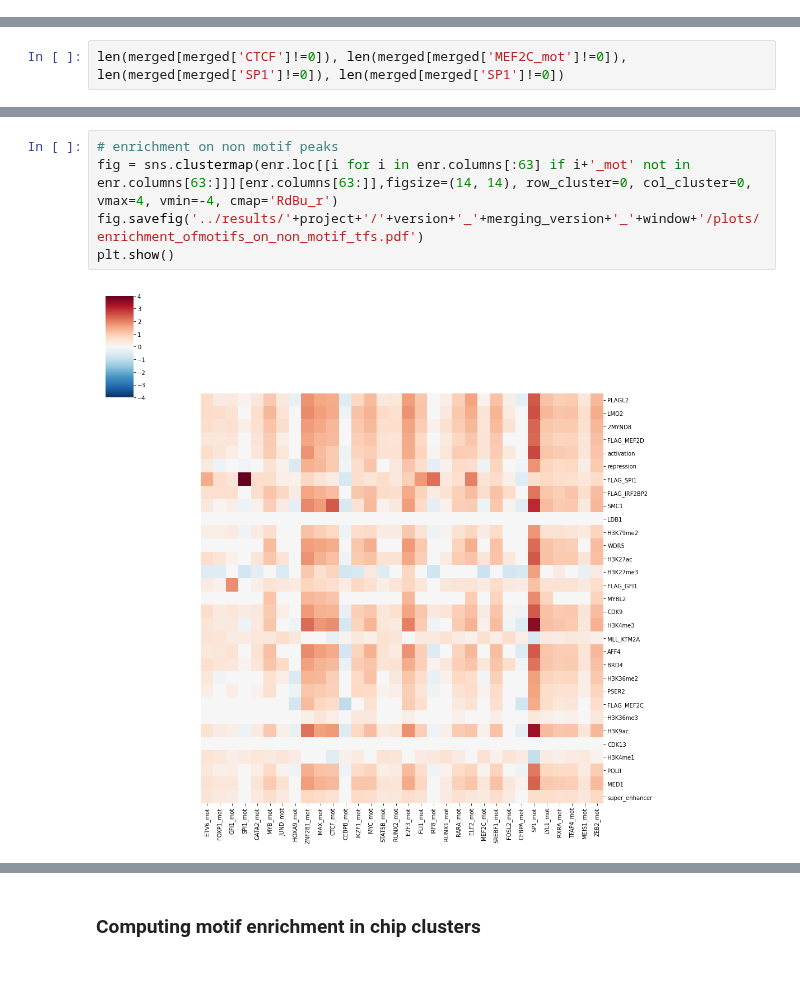
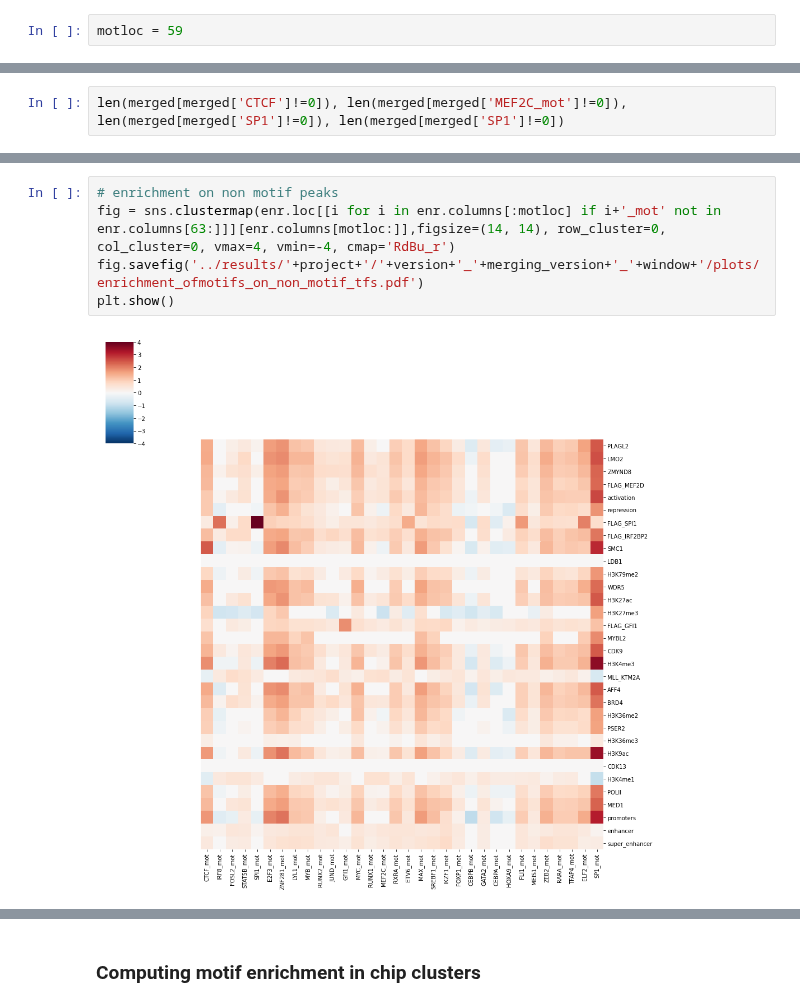
Before and after one commit to monikaperez/AMLproject, a Jupyter notebook: notebooks/CoBinding Motifs and predictions.ipynb, the cells around one changed output, grey strips where cells are left out. Cells and saved outputs as stored; diff of their text form; blank space fills up the shorter version.

```diff
--- a/notebooks/CoBinding Motifs and predictions.ipynb
+++ b/notebooks/CoBinding Motifs and predictions.ipynb
@@ -396,5 +401,7 @@ enr.loc["SP1_mot"]["RXRA_mot"], enr.loc["RXRA_mot"]["SP1_mot"]
 len(merged[merged["RXRA_mot"]!=0]),len(merged),len(merged[merged["SP1_mot"]!=0])
 # %% [output]
 (53836, 142970, 21135)
+# %%
+motloc = 59
 # %%
 # enrichment for each motifs
@@ -424,9 +431,9 @@ plt.show()
 # %%
 # enrichment on non motif peaks
-fig = sns.clustermap(enr.loc[[i for i in enr.columns[:63] if i+'_mot' not in enr.columns[63:]]][enr.columns[63:]],figsize=(14, 14), row_cluster=0, col_cluster=0, vmax=4, vmin=-4, cmap='RdBu_r')
+fig = sns.clustermap(enr.loc[[i for i in enr.columns[:motloc] if i+'_mot' not in enr.columns[63:]]][enr.columns[motloc:]],figsize=(14, 14), row_cluster=0, col_cluster=0, vmax=4, vmin=-4, cmap='RdBu_r')
 fig.savefig('../results/'+project+'/'+version+'_'+merging_version+'_'+window+'/plots/enrichment_ofmotifs_on_non_motif_tfs.pdf')
 plt.show()
 # %% [output]
-[figure, old version]
+[figure, new version]
 # %%
 # enrichment on non motif peaks
```
Also changed, not shown: parts of 26 cells of this notebook, 6 other files.
